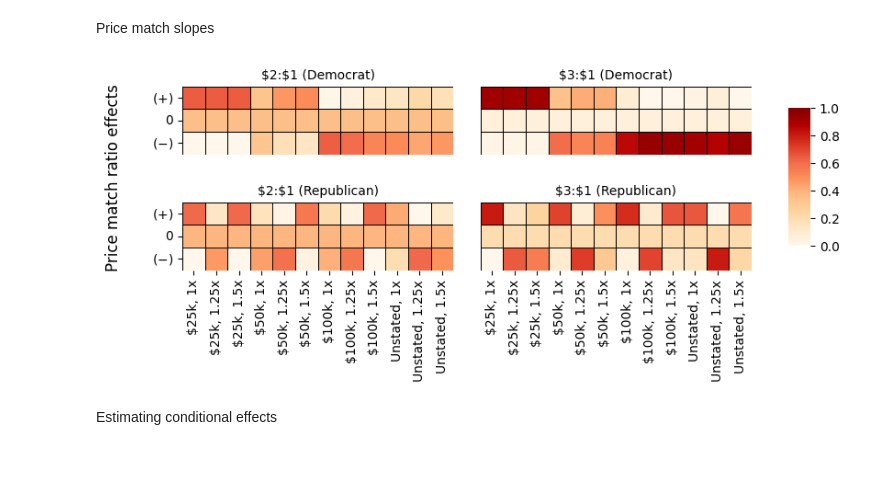
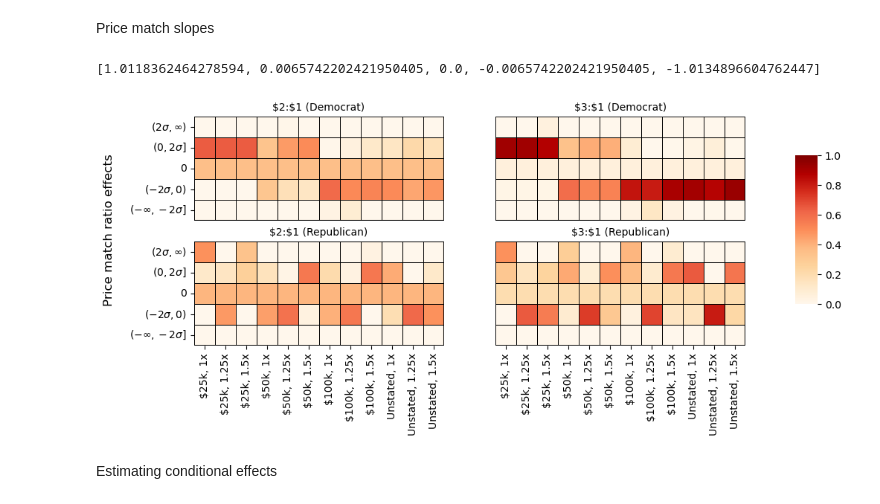
Before and after one commit to AparaV/rashomon-partition-sets, a Jupyter notebook: Code/real_data_charitable_donations.ipynb, the cells around one changed output. Saved outputs shown, nothing was run; the diff lists cells and outputs as text; code cells hidden in the pictures; blank space fills up the shorter version.

```diff
--- a/Code/real_data_charitable_donations.ipynb
+++ b/Code/real_data_charitable_donations.ipynb
@@ -212,11 +212,11 @@ np.where(mu_policies == true_best_eff)
 Run the Rashomon set
 # %%
 ## Params used for arxiv + JRSSB
-# reg = 1e-7
-# q =  0.007558
+reg = 1e-7
+q =  0.007558
 
-reg = 5e-2
-q =  100
+# reg = 5e-2
+# q =  100
 
 R_set, R_profiles = RAggregate(M, R, np.inf, D, y, q, reg=reg, bruteforce=True)
 # R_set, rashomon_profiles = RAggregate(M, R, 10, D, y, q, reg=reg)
@@ -791,0 +759,14 @@ reps_price_match_3 /= len(R_set_pruned)
+# %%
+dems_price_match_2_eff_matrix = np.array(dems_price_match_2_eff_matrix)
+reps_price_match_2_eff_matrix = np.array(reps_price_match_2_eff_matrix)
+dems_price_match_3_eff_matrix = np.array(dems_price_match_3_eff_matrix)
+reps_price_match_3_eff_matrix = np.array(reps_price_match_3_eff_matrix)
+
+all_eff = pd.Series(np.hstack([dems_price_match_2_eff_matrix.flatten(), dems_price_match_3_eff_matrix.flatten(), reps_price_match_2_eff_matrix.flatten(), reps_price_match_3_eff_matrix.flatten()]))
+
+stddev = np.std(all_eff)
+bins = [min(np.min(all_eff), stddev * -3) - 1] + [2 * stddev * i for i in range(-1, 2)] + [max(np.max(all_eff), stddev * 3) + 1]
+bins = bins[::-1]
+print(bins)
+# %% [output]
+[1.0118362464278594, 0.0065742202421950405, 0.0, -0.0065742202421950405, -1.0134896604762447]
@@ -807,7 +881,7 @@ for pol in middle_policies:
 # %%
 # plot_gender_effects = True
 
-fig = plt.figure(figsize=(8, 3)) #layout=None, facecolor='lightblue')
+fig = plt.figure(figsize=(10, 4)) #layout=None, facecolor='lightblue')
 gs = fig.add_gridspec(nrows=2, ncols=2, #, left=0.05, right=0.75,
         wspace=0.1)
 
@@ -819,38 +893,40 @@ for idx in range(4):
     j = (idx % 2)
 
     ax_ij = fig.add_subplot(gs[i, j])
-    sns.heatmap(
+    res = sns.heatmap(
         plots_matrices[i][j],
         cmap="OrRd",
         linewidths=0.5,
         linecolor="black",
         square=True,
         vmin=0,
         vmax=1,
         ax=ax_ij,
         cbar_ax=cbar_ax
     )
+    res.axhline(y=len(bins), color='black', linewidth=1.5)
+    res.axvline(x=12, color='black', linewidth=1.5)
     ax_ij.set_title(titles[i][j], fontsize=10, rotation=0)
     ax_ij.set_yticks([])
     ax_ij.set_xticks([])
     if j == 0:
-        ax_ij.set_yticks(np.arange(0, 3) + 0.5, [r"($+$)", "0", "($-$)"], rotation=0)
+        ax_ij.set_yticks(np.arange(0, 5) + 0.5, [r"$(2\sigma, \infty)$", r"$(0, 2\sigma]$", "0", "$(-2\sigma, 0)$", "$(-\infty, -2\sigma]$"], rotation=0)
     if i == 1:
         ax_ij.set_xticks(np.arange(0, len(labels))+0.5, labels, rotation=90)
     # break
 
 fig.supylabel("Price match ratio effects")
 
-fname = "../Figures/price_charity/price_match_mosaic.png"
+fname = "../Figures/price_charity/price_match_mosaic_2.png"
 # if plot_gender_effects:
 #     fname = "../Figures/microfinance/gender/treatment_effects_mosaic_gender.png"
 #     fig.supylabel("Gender-Treatment Effects")
 
-# plt.savefig(fname, dpi=300, bbox_inches="tight")
+plt.savefig(fname, dpi=300, bbox_inches="tight")
 
 plt.show()
 # %% [output]
-[figure, old version]
+[figure, new version]
 # %% [markdown]
 Estimating conditional effects
 # %%
```
Also changed, not shown: parts of 9 cells of this notebook, 11 other files.
